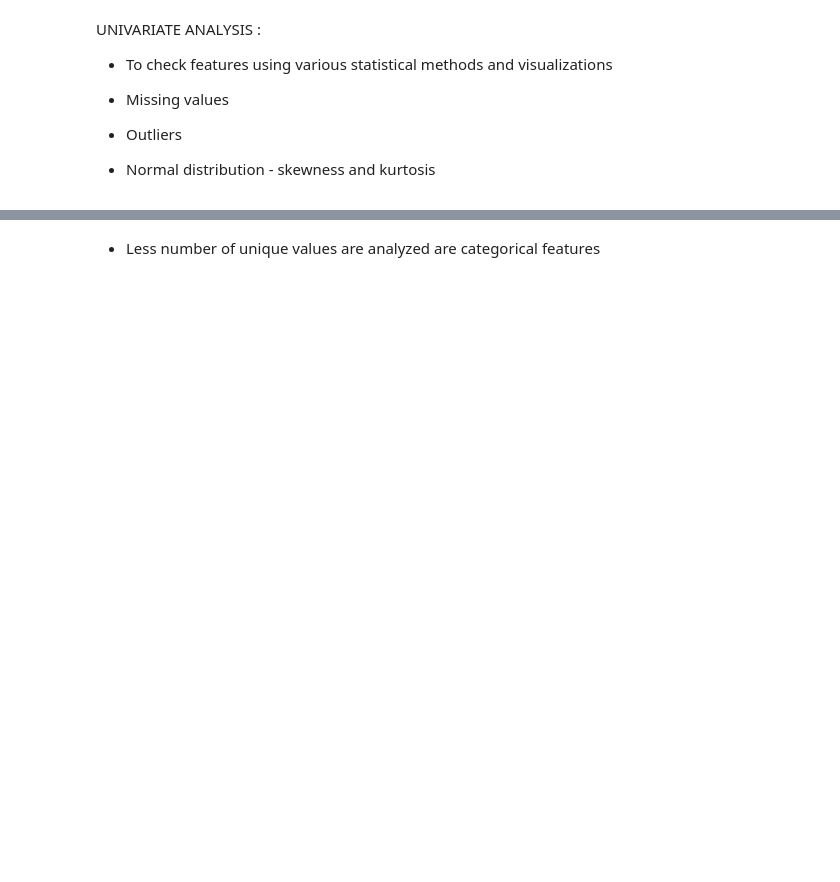
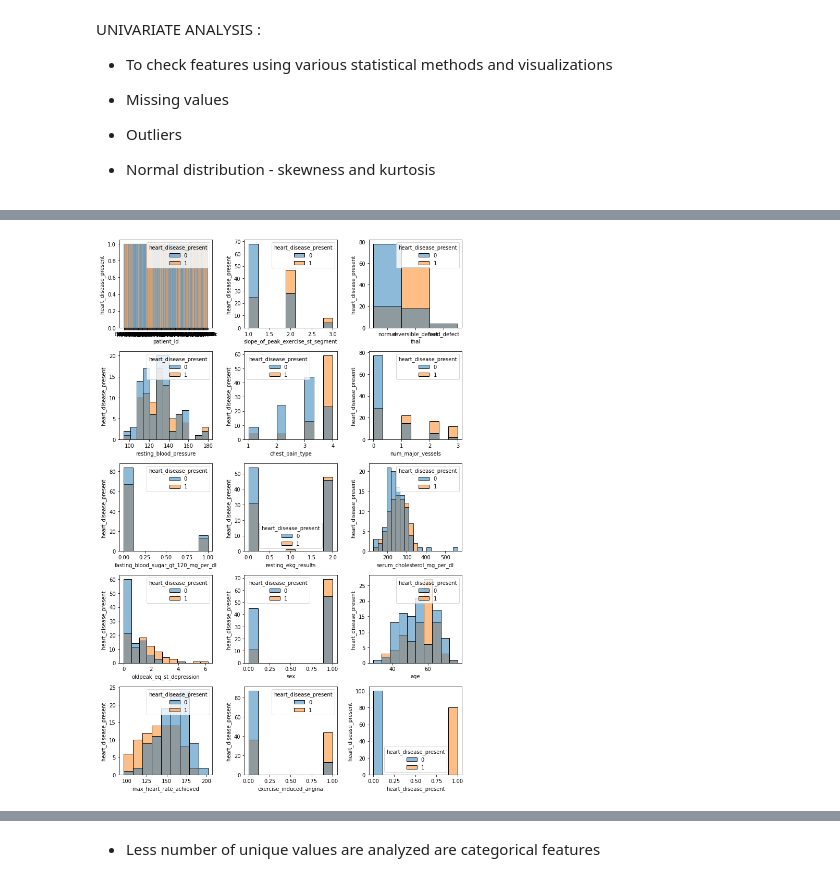
Before and after one commit to 21Ovi/Heart-Disease-Classification, a Jupyter notebook: Heart_Diesease_Prediction.ipynb, the cells around one changed output, grey strips where cells are left out. Saved outputs shown, nothing was run; the diff lists cells and outputs as text; code cells hidden in the pictures; blank space fills up the shorter version.

```diff
--- a/Heart_Diesease_Prediction.ipynb
+++ b/Heart_Diesease_Prediction.ipynb
@@ -326,0 +352,14 @@ dtype: int64
+# %%
+plt.figure(figsize=(10,15), facecolor='white')# defining  canvas size
+plotnumber = 1 # initializing plotnumber variable to 1 it will maintain the count of how many graph is going to plot in canvas
+
+for column in df: # iteration of columns / acessing the columns from  dataset
+    if plotnumber<=15 :     # as there are 13 columns in the data
+        ax = plt.subplot(5,3,plotnumber)# plotting 40 graphs (4-rows,3-columns) ,plotnumber is for count
+        sns.histplot(x=df[column],hue=df.heart_disease_present) ## it give frequency hue =value counts
+        plt.xlabel(column,fontsize=10) #assigning name to x-axis and "name" font size is 10
+        plt.ylabel('heart_disease_present ',fontsize=10)#assigning name to y-axis and "name" font size is 10
+    plotnumber+=1 # increment of plotnumber
+plt.tight_layout()#to show plot
+# %% [output]
+[figure, added]
```
Also changed, not shown: parts of 222 cells of this notebook.
